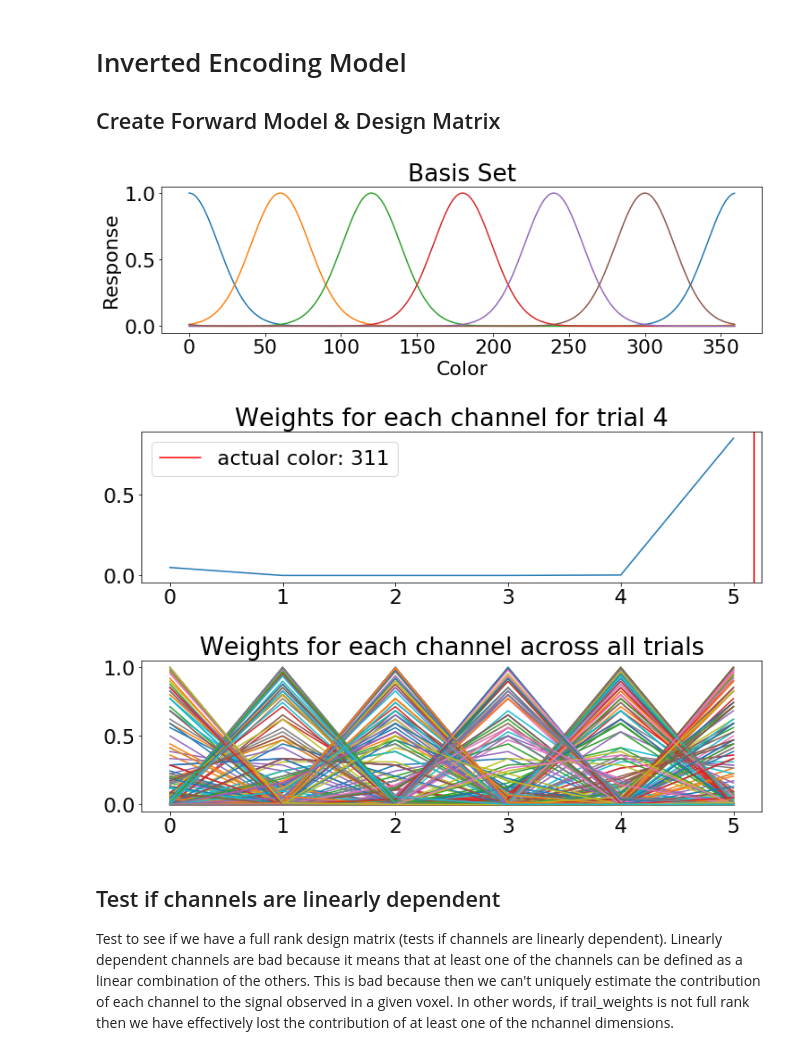
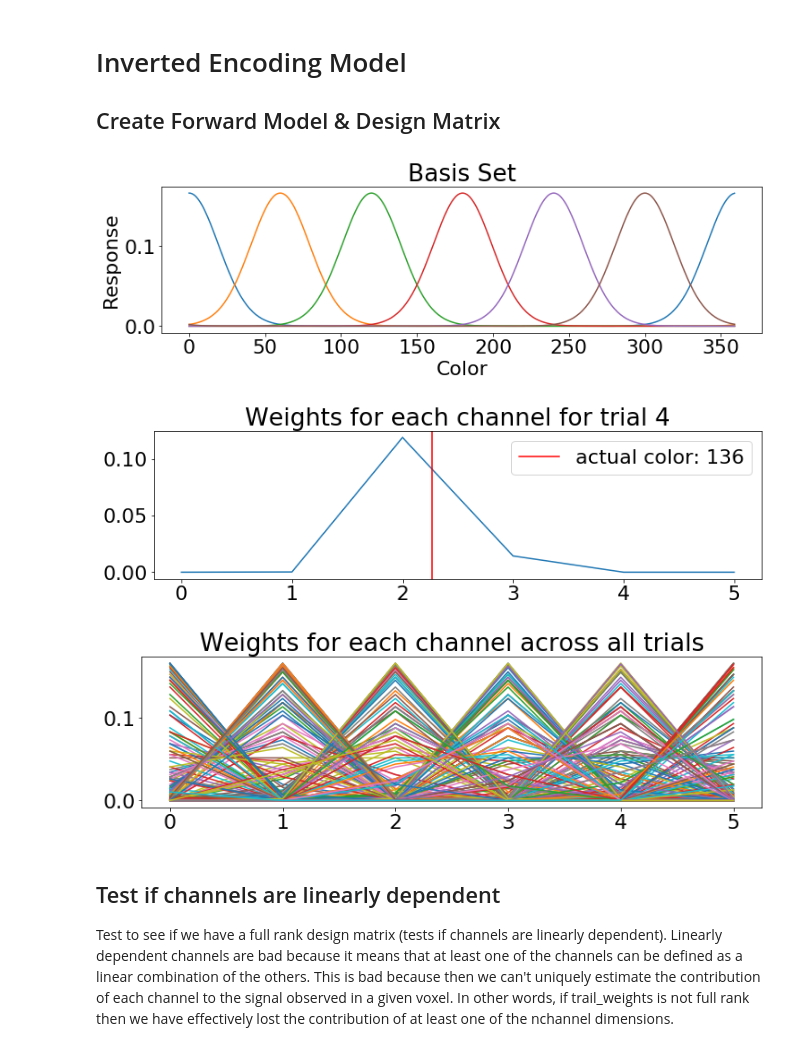
Before and after one commit to PaulScotti/iem_sim, a Jupyter notebook: iem_sim.ipynb, the cells around one changed output. Saved outputs shown, nothing was run; the diff lists cells and outputs as text; code cells hidden in the pictures.

```diff
--- a/iem_sim.ipynb
+++ b/iem_sim.ipynb
@@ -72,17 +73,19 @@ def within180(y):
     x[x>180] = x[x>180]-360
     return np.abs(x)
 
-def make_vonmises(xx,mu,sd,amp=1):
+def make_vonmises(xx,mu,sd,amp=np.ones(nchannels)/nchannels):
     try:
+        try:
+            len(amp)
+        except:
+            amp = np.array([amp])
         res = np.exp(sd2k(np.deg2rad(sd))*np.cos(np.deg2rad(xx-mu)))/(2*np.pi*sp.special.i0(sd2k(np.deg2rad(sd))))
         res[np.isnan(res)] = 0 # if requesting a stick function (very small sd), return a stick function
         if np.all(res==0):
-            res[int(np.floor(mu))] = amp
+            res[int(np.floor(mu))] = amp[0]
         norm_res = (res - np.min(res)) / (np.max(res) - np.min(res))
-        return norm_res * amp
+        return norm_res * amp[0]
     except: # if making multiple tuning functions at once
-        if np.all(amp)==1:
-            amp = np.ones(len(mu))
         res1 = np.full( (360,len(mu)) , np.nan)
         for i in range(len(mu)):
             res = np.exp(sd2k(np.deg2rad(sd[i]))*np.cos(np.deg2rad(xx-mu[i])))/(2*np.pi*sp.special.i0(sd2k(np.deg2rad(sd[i]))))
@@ -106,7 +109,8 @@ plt.show()
 # function to automate IEM process, can ignore for now:
 def sim_vox():
     # Simulate neurons/voxels
-    trial_features = list(map(int,np.random.choice(feature_space, ntrials)))
+#     trial_features = list(map(int,np.random.choice(feature_space, ntrials)))
+    trial_features = np.arange(360)
     trial_conds = np.tile(np.array([0,1]),ntrials//2)
     trial_by_vox = np.full([ntrials,nvoxels], np.nan)
     for vox in np.arange(nvoxels):
@@ -235,30 +241,23 @@ plt.show()
 ## Create Forward Model & Design Matrix
 # %%
 nchannels = 6
-chan_pow = np.ones(nchannels) # amplitude of each basis
 channel_sd = np.ones(nchannels)*20 # standard deviation of each basis
 basis_points = np.linspace(0,360-(360//nchannels),nchannels) # basis set centers
 basis_points = list(map(int, basis_points))
 
 # create each basis channel
-basis_set = make_vonmises(feature_space, basis_points, channel_sd, chan_pow)
-
-# normalize channels betw 0 and 1
-scaler = MinMaxScaler()
-for chan in np.arange(nchannels):
-    scaler.fit(basis_set[:,chan].reshape(-1, 1))
-    basis_set[:,chan] = scaler.transform(basis_set[:,chan].reshape(-1, 1)).flatten()
+basis_set = make_vonmises(feature_space, basis_points, channel_sd)
 
 # plot basis functions
 for chan in np.arange(nchannels):
     plt.plot(basis_set[:,chan])
 
 plt.xlabel('Color')
 plt.ylabel('Response')
 plt.title("Basis Set")
 plt.show()
 # %% [output]
-[figure, old version]
+[figure, new version]
 # %%
 trial_weights = basis_set[trial_features,:]
 
@@ -274,8 +273,8 @@ for trial in np.arange(ntrials):
 plt.title('Weights for each channel across all trials')
 plt.show()
 # %% [output]
-[figure, old version]
+[figure, new version]
-[figure, old version]
+[figure, new version]
 # %% [markdown]
 ## Test if channels are linearly dependent
 Test to see if we have a full rank design matrix (tests if channels are linearly dependent). Linearly dependent channels are bad because it means that at least one of the channels can be defined as a linear combination of the others. This is bad because then we can't uniquely estimate the contribution of each channel to the signal observed in a given voxel. In other words, if trail_weights is not full rank then we have effectively lost the contribution of at least one of the nchannel dimensions.
```
Also changed, not shown: parts of 22 cells of this notebook.
